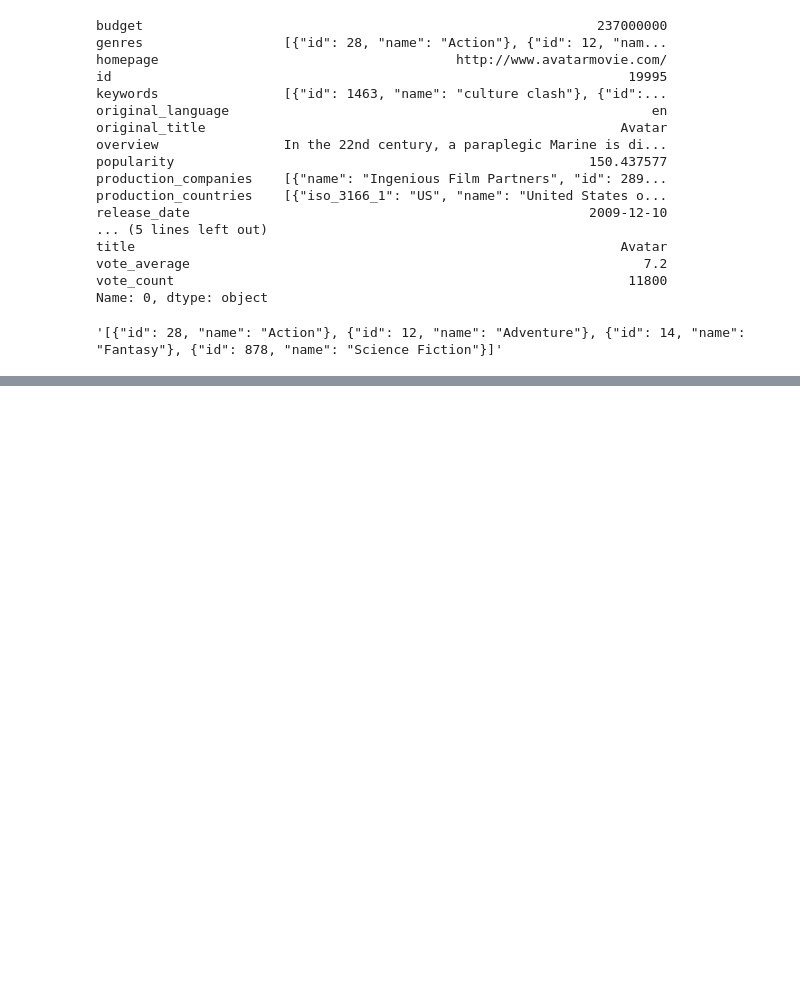
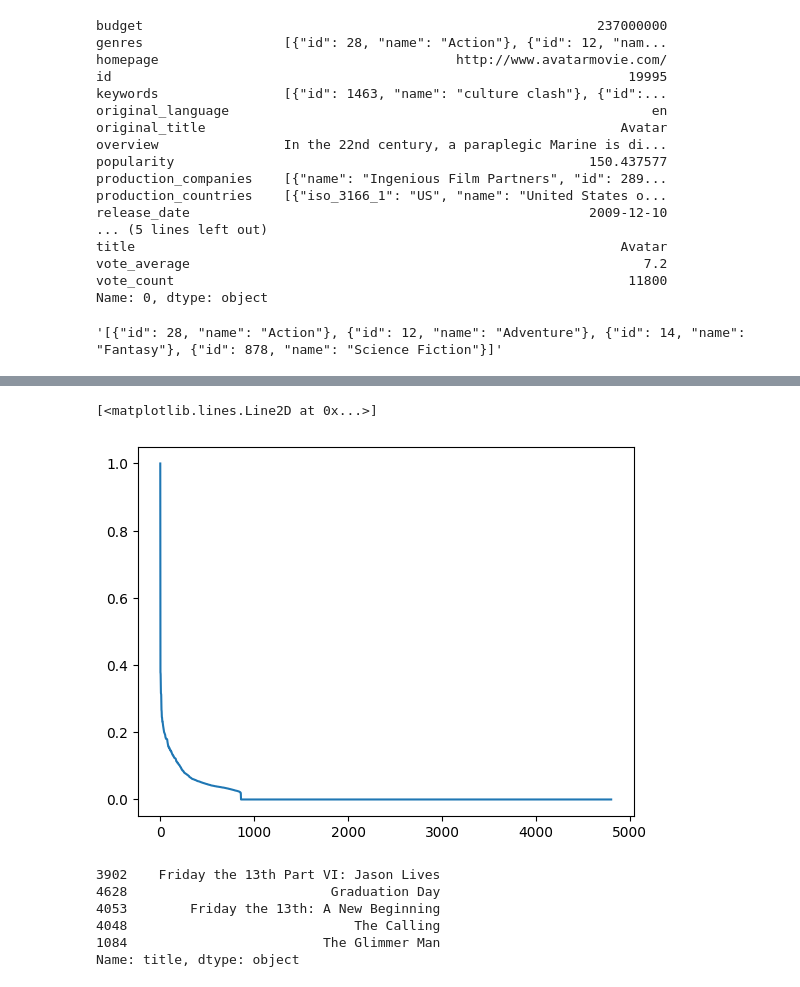
Before and after one commit to betoyoglu/tf-idf-recommender-system, a Jupyter notebook: tf-idf.ipynb, the cells around one changed output, grey strips where cells are left out. Cells and saved outputs as stored; diff of their text form; code cells hidden in the pictures; blank space fills up the shorter version.

```diff
--- a/tf-idf.ipynb
+++ b/tf-idf.ipynb
@@ -38,0 +135,5 @@ x["genres"] #scifi iki kelime içerdiği için boşluğu silip tek kelime olarak
+# %%
+plt.plot(scores[(-scores).argsort()])
+# %% [output]
+[<matplotlib.lines.Line2D at 0x...>]
+[figure, added]
@@ -38,0 +143,10 @@ x["genres"] #scifi iki kelime içerdiği için boşluğu silip tek kelime olarak
+# %%
+#indexleri title olarak yazıyoruz
+df["title"].iloc[recommended_idx]
+# %% [output]
+3902    Friday the 13th Part VI: Jason Lives
+4628                          Graduation Day
+4053        Friday the 13th: A New Beginning
+4048                             The Calling
+1084                         The Glimmer Man
+Name: title, dtype: object
```
Also changed, not shown: parts of 19 cells of this notebook.
